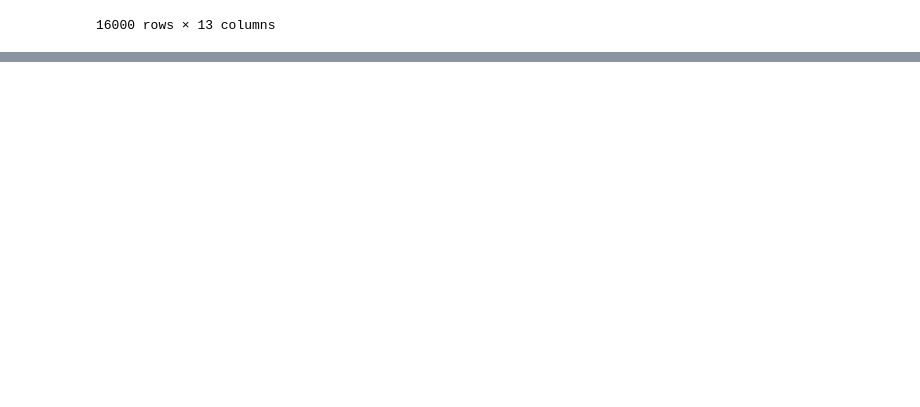
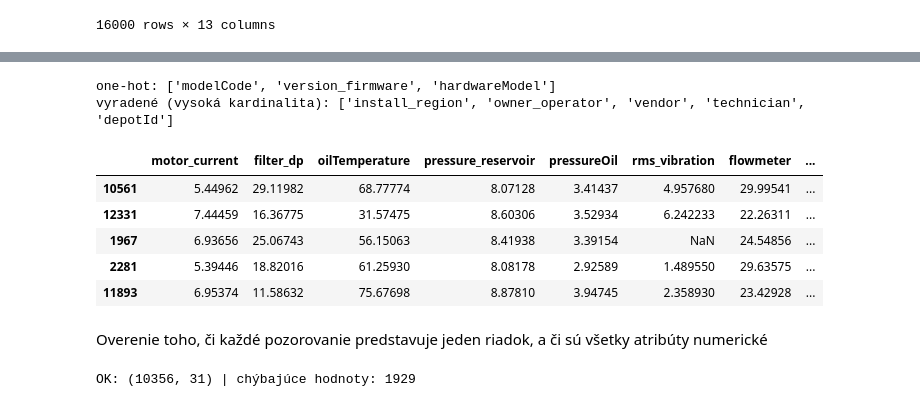
Before and after one commit to kavonada/IAU_zadanie, a Jupyter notebook: projekt.ipynb, the cells around one changed output, grey strips where cells are left out. Drawn from its saved outputs; the diff is of its cells as text; code cells hidden in the pictures; blank space fills up the shorter version.

```diff
--- a/projekt.ipynb
+++ b/projekt.ipynb
@@ -1165,0 +1287,8 @@ gateways_data
+# %%
+ID_COLS = ["id_unit", "numberSerial", "macAddress", "Ipv4", "id_gateway"]
+
+y_train = train_df[TARGET].astype(int)
+X_train = train_df.drop(columns=[TARGET] + ID_COLS + DATE_COLS)
+
+print(X_train.shape)
+X_train.dtypes.to_frame("dtype").join(X_train.nunique().rename("počet rôznych hodnôt"))
@@ -1165,0 +1320,44 @@ gateways_data
+# %%
+from sklearn.compose import ColumnTransformer
+from sklearn.preprocessing import OneHotEncoder, OrdinalEncoder
+
+MAX_CARDINALITY = 15
+ORDINAL_COLS = ["dutyClass"]
+DUTY_ORDER = ["light", "medium", "heavy"]
+
+nominal = [c for c in X_train.select_dtypes(exclude="number").columns if c not in ORDINAL_COLS]
+card = X_train[nominal].nunique()
+OHE_COLS = card[card <= MAX_CARDINALITY].index.tolist()
+HIGH_CARD_COLS = card[card > MAX_CARDINALITY].index.tolist() + ["depotId"]   # depotId je ID, nie veličina
+NUM_COLS = [c for c in X_train.select_dtypes(include="number").columns if c not in HIGH_CARD_COLS]
+
+print("one-hot:", OHE_COLS)
+print("vyradené (vysoká kardinalita):", HIGH_CARD_COLS)
+
+encoder = ColumnTransformer(
+    [("num", "passthrough", NUM_COLS),
+     ("duty", OrdinalEncoder(categories=[DUTY_ORDER]), ORDINAL_COLS),
+     ("ohe", OneHotEncoder(handle_unknown="ignore", sparse_output=False), OHE_COLS)],
+    remainder="drop", verbose_feature_names_out=False)
+encoder.set_output(transform="pandas")
+
+X_train_num = encoder.fit_transform(X_train)     # fit len na train
+X_train_num.head()
+# %% [output]
+one-hot: ['modelCode', 'version_firmware', 'hardwareModel']
+vyradené (vysoká kardinalita): ['install_region', 'owner_operator', 'vendor', 'technician', 'depotId']
+|  | motor_current | filter_dp | oilTemperature | pressure_reservoir | pressureOil | rms_vibration | flowmeter | ... |
+| 10561 | 5.44962 | 29.11982 | 68.77774 | 8.07128 | 3.41437 | 4.957680 | 29.99541 | ... |
+| 12331 | 7.44459 | 16.36775 | 31.57475 | 8.60306 | 3.52934 | 6.242233 | 22.26311 | ... |
+| 1967 | 6.93656 | 25.06743 | 56.15063 | 8.41938 | 3.39154 | NaN | 24.54856 | ... |
+| 2281 | 5.39446 | 18.82016 | 61.25930 | 8.08178 | 2.92589 | 1.489550 | 29.63575 | ... |
+| 11893 | 6.95374 | 11.58632 | 75.67698 | 8.87810 | 3.94745 | 2.358930 | 23.42928 | ... |
+# %% [markdown]
+Overenie toho, či každé pozorovanie predstavuje jeden riadok, a či sú všetky atribúty numerické
+# %%
+assert len(X_train_num) == len(y_train)                       # 1 pozorovanie = 1 riadok
+assert X_train_num.index.is_unique
+assert X_train_num.select_dtypes(exclude="number").empty      # všetky atribúty sú číselné
+print("OK:", X_train_num.shape, "| chýbajúce hodnoty:", int(X_train_num.isna().sum().sum()))
+# %% [output]
+OK: (10356, 31) | chýbajúce hodnoty: 1929
```
Also changed, not shown: parts of 12 cells of this notebook.
